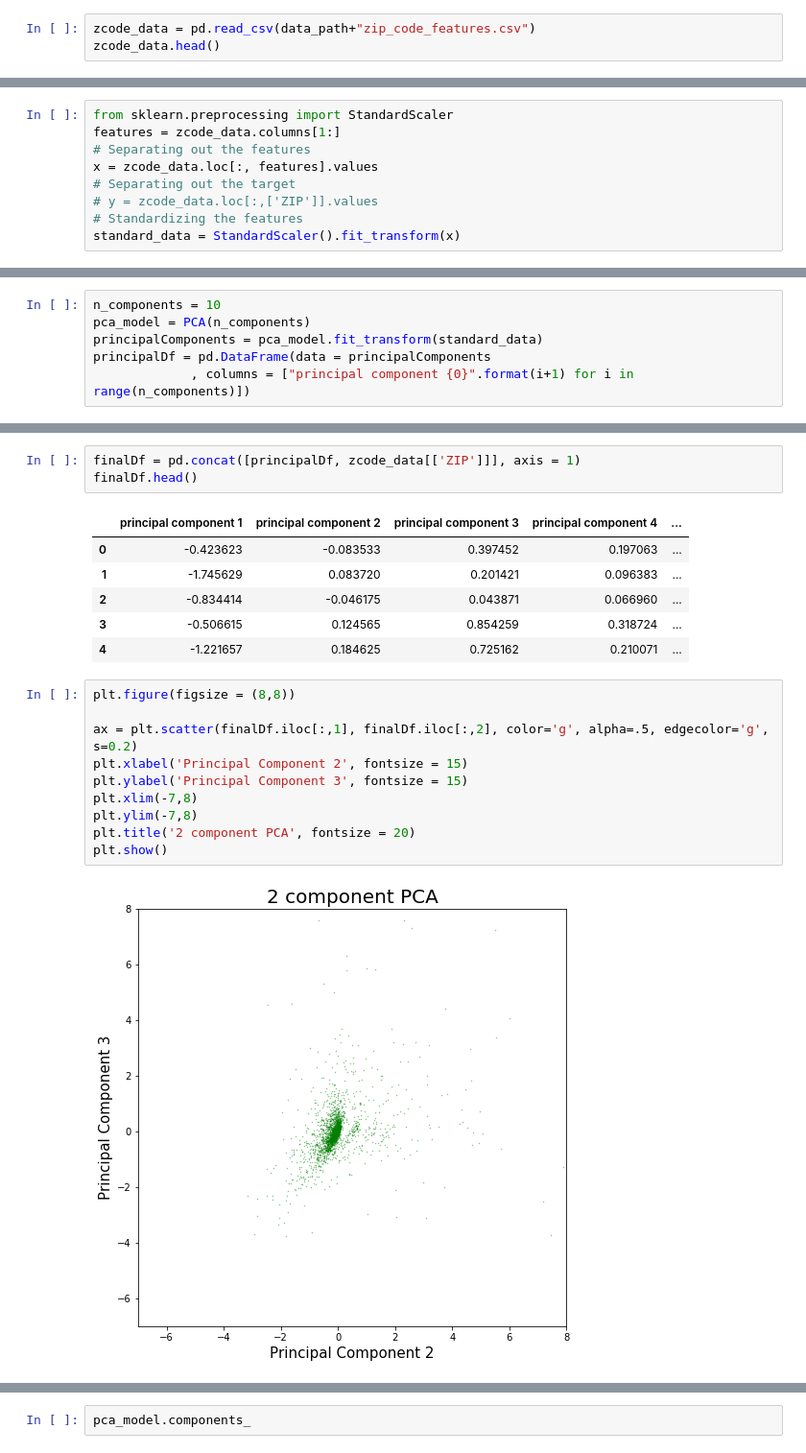
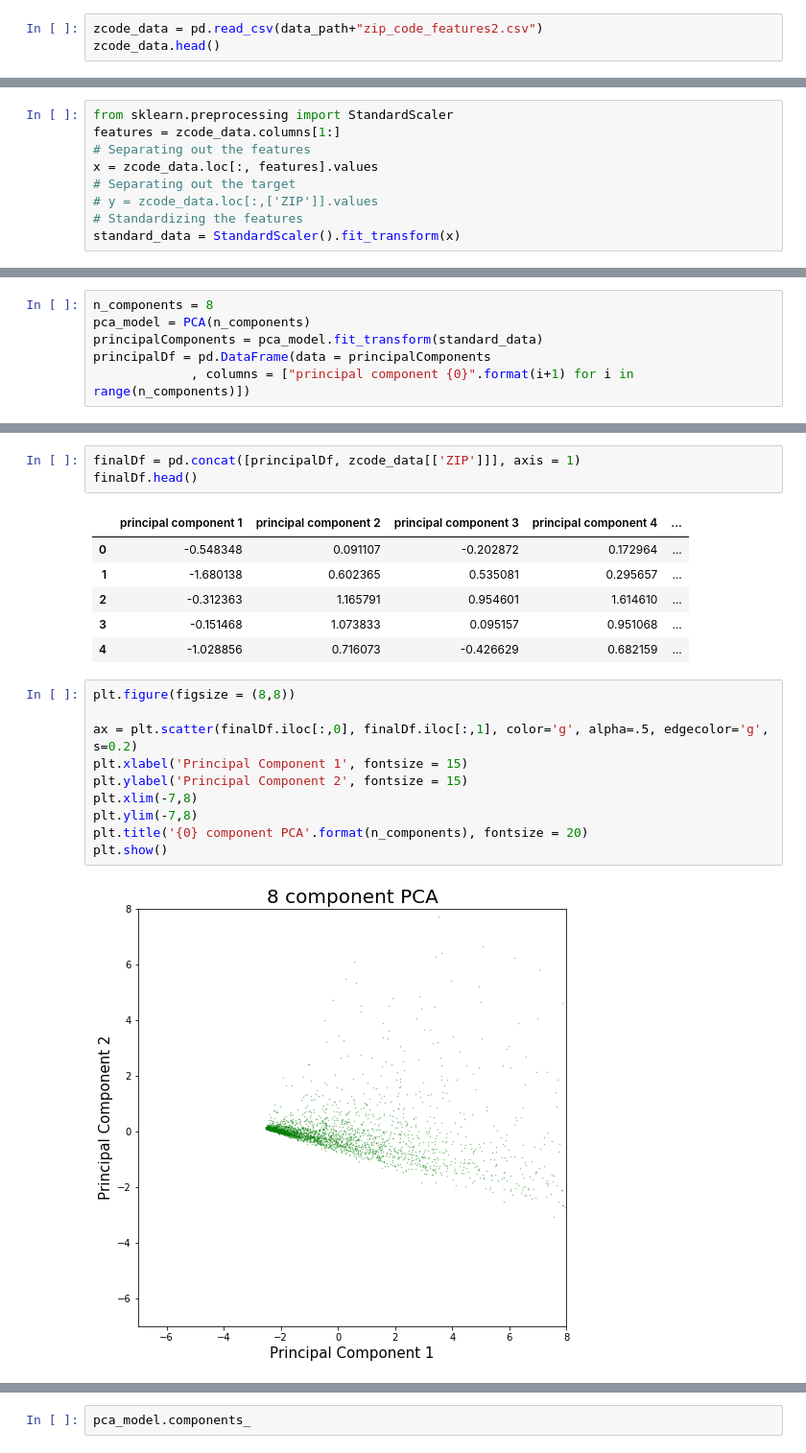
Before and after one commit to abaum1/mobilitymotifs, a Jupyter notebook: Dimensionality Reduction with PCA.ipynb, the cells around one changed output, grey strips where cells are left out. Shown at 96% size. Saved outputs shown, nothing was run; the diff lists cells and outputs as text.

```diff
--- a/Dimensionality Reduction with PCA.ipynb
+++ b/Dimensionality Reduction with PCA.ipynb
@@ -8,6 +8,6 @@ import seaborn as sns
 # %%
 data_path = '/Users/ameliabaum/Desktop/Amelia/Berkeley Fall 2019/CY PLAN 257/Final Project/data/'
 # %%
-zcode_data = pd.read_csv(data_path+"zip_code_features.csv")
+zcode_data = pd.read_csv(data_path+"zip_code_features2.csv")
 zcode_data.head()
 # %% [output]
@@ -51,5 +51,5 @@ array([[-0.45146976, -0.2282974 , -0.59349441, ..., -0.19194926,
 # %%
-n_components = 10
+n_components = 8
 pca_model = PCA(n_components)
 principalComponents = pca_model.fit_transform(standard_data)
 principalDf = pd.DataFrame(data = principalComponents
@@ -86,23 +84,23 @@ finalDf = pd.concat([principalDf, zcode_data[['ZIP']]], axis = 1)
 finalDf.head()
 # %% [output]
 |  | principal component 1 | principal component 2 | principal component 3 | principal component 4 | ... |
-| 0 | -0.423623 | -0.083533 | 0.397452 | 0.197063 | ... |
-| 1 | -1.745629 | 0.083720 | 0.201421 | 0.096383 | ... |
-| 2 | -0.834414 | -0.046175 | 0.043871 | 0.066960 | ... |
-| 3 | -0.506615 | 0.124565 | 0.854259 | 0.318724 | ... |
-| 4 | -1.221657 | 0.184625 | 0.725162 | 0.210071 | ... |
+| 0 | -0.548348 | 0.091107 | -0.202872 | 0.172964 | ... |
+| 1 | -1.680138 | 0.602365 | 0.535081 | 0.295657 | ... |
+| 2 | -0.312363 | 1.165791 | 0.954601 | 1.614610 | ... |
+| 3 | -0.151468 | 1.073833 | 0.095157 | 0.951068 | ... |
+| 4 | -1.028856 | 0.716073 | -0.426629 | 0.682159 | ... |
 # %%
 plt.figure(figsize = (8,8))
 
-ax = plt.scatter(finalDf.iloc[:,1], finalDf.iloc[:,2], color='g', alpha=.5, edgecolor='g', s=0.2)
-plt.xlabel('Principal Component 2', fontsize = 15)
-plt.ylabel('Principal Component 3', fontsize = 15)
+ax = plt.scatter(finalDf.iloc[:,0], finalDf.iloc[:,1], color='g', alpha=.5, edgecolor='g', s=0.2)
+plt.xlabel('Principal Component 1', fontsize = 15)
+plt.ylabel('Principal Component 2', fontsize = 15)
 plt.xlim(-7,8)
 plt.ylim(-7,8)
-plt.title('2 component PCA', fontsize = 20)
+plt.title('{0} component PCA'.format(n_components), fontsize = 20)
 plt.show()
 # %% [output]
-[figure, old version]
+[figure, new version]
 # %%
 explained = pca_model.explained_variance_ratio_
 explained_sum = np.cumsum(explained)
```
Also changed, not shown: parts of 13 cells of this notebook.
